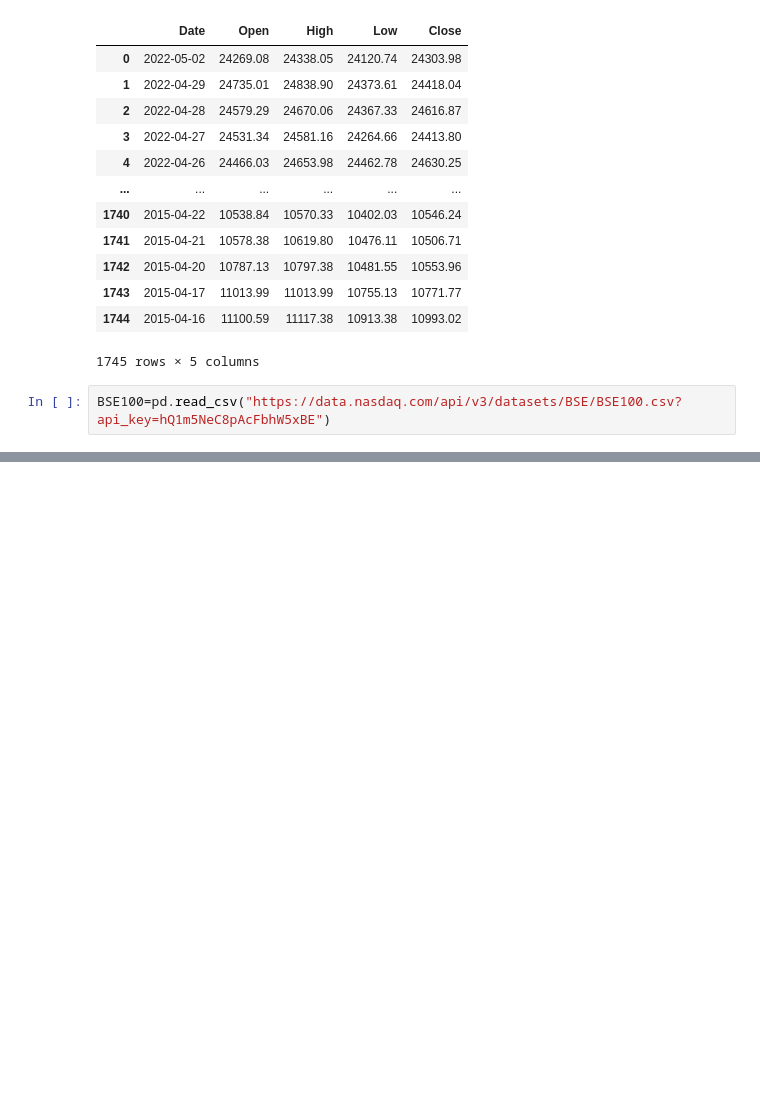
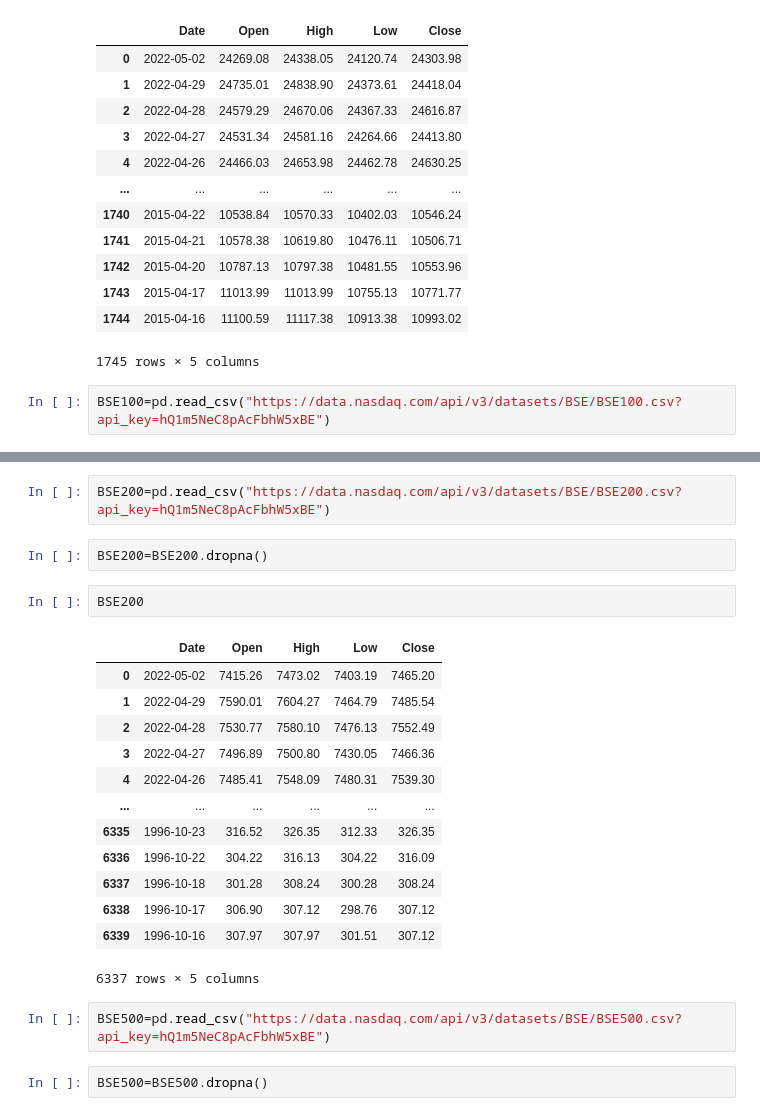
Before and after one commit to yashpadhye17/Stock-Market-Analysis, a Jupyter notebook: DATASET/OTHERDATA.IPYNB, the cells around one changed output, grey strips where cells are left out. Drawn from its saved outputs; the diff is of its cells as text; blank space fills up the shorter version.

Commit message:
DATASET ADDITION

```diff
--- a/DATASET/OTHERDATA.IPYNB
+++ b/DATASET/OTHERDATA.IPYNB
@@ -125,0 +128,24 @@ BSE100
+# %%
+BSE200=pd.read_csv("https://data.nasdaq.com/api/v3/datasets/BSE/BSE200.csv?api_key=hQ1m5NeC8pAcFbhW5xBE")
+# %%
+BSE200=BSE200.dropna()
+# %%
+BSE200
+# %% [output]
+|  | Date | Open | High | Low | Close |
+| 0 | 2022-05-02 | 7415.26 | 7473.02 | 7403.19 | 7465.20 |
+| 1 | 2022-04-29 | 7590.01 | 7604.27 | 7464.79 | 7485.54 |
+| 2 | 2022-04-28 | 7530.77 | 7580.10 | 7476.13 | 7552.49 |
+| 3 | 2022-04-27 | 7496.89 | 7500.80 | 7430.05 | 7466.36 |
+| 4 | 2022-04-26 | 7485.41 | 7548.09 | 7480.31 | 7539.30 |
+| ... | ... | ... | ... | ... | ... |
+| 6335 | 1996-10-23 | 316.52 | 326.35 | 312.33 | 326.35 |
+| 6336 | 1996-10-22 | 304.22 | 316.13 | 304.22 | 316.09 |
+| 6337 | 1996-10-18 | 301.28 | 308.24 | 300.28 | 308.24 |
+| 6338 | 1996-10-17 | 306.90 | 307.12 | 298.76 | 307.12 |
+| 6339 | 1996-10-16 | 307.97 | 307.97 | 301.51 | 307.12 |
+6337 rows × 5 columns
+# %%
+BSE500=pd.read_csv("https://data.nasdaq.com/api/v3/datasets/BSE/BSE500.csv?api_key=hQ1m5NeC8pAcFbhW5xBE")
+# %%
+BSE500=BSE500.dropna()
```
Also changed, not shown: parts of 3 cells of this notebook.
